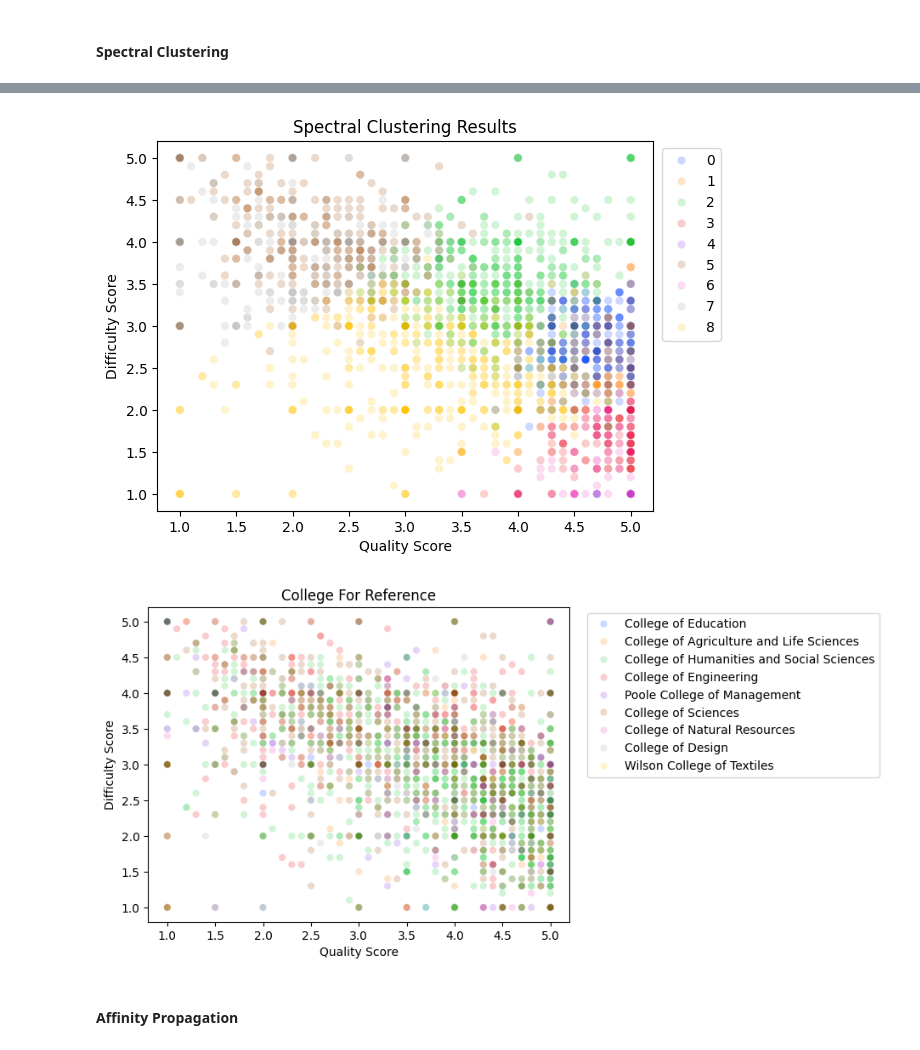
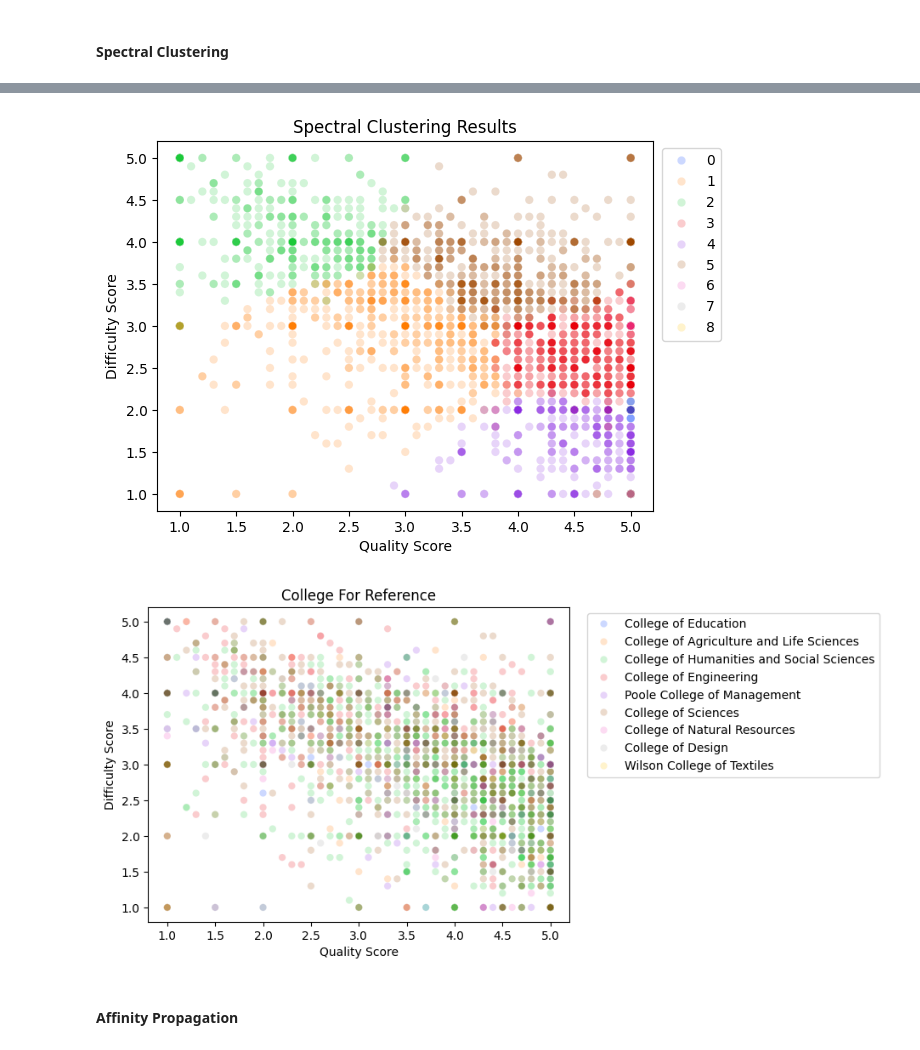
Before and after one commit to BrandonTroy/professor-clustering-analysis, a Jupyter notebook: pipeline.ipynb, the cells around one changed output, grey strips where cells are left out. Saved outputs shown, nothing was run; the diff lists cells and outputs as text; code cells hidden in the pictures.

```diff
--- a/pipeline.ipynb
+++ b/pipeline.ipynb
@@ -290,13 +293,21 @@ def silhouette_scorer(estimator, X):
 # %% [markdown]
 #### Spectral Clustering
 # %%
-# Spectral Clustering
-spectral_pipeline = Pipeline([('scaler', StandardScaler()), ('sc', SpectralClustering(random_state=random_seed))])
+# Spectral Clustering With PCA
+spectral_pipeline = Pipeline([
+    ('pca', PCA()),  # Replacing StandardScaler with PCA
+    ('sc', SpectralClustering(random_state=random_seed))
+])
+
+# Define param grid for GridSearchCV
 param_grid = {
+    "pca__n_components": [2, 3, 4],  # Testing different PCA components
     "sc__n_clusters": [9],
-    "sc__eigen_solver": ['arpack', 'lobpcg1'],
+    "sc__eigen_solver": ['arpack', 'lobpcg'],
     "sc__affinity": ['nearest_neighbors', 'rbf'],
 }
+
+# Grid search with silhouette scoring
 grid_search = GridSearchCV(spectral_pipeline, param_grid, scoring=make_scorer(silhouette_scorer))
 grid_search.fit(X)
 # %% [output]
@@ -325,25 +337,18 @@ GridSearchCV(estimator=Pipeline(steps=[('scaler', StandardScaler()),
                          'sc__n_clusters': [9]},
              scoring=make_scorer(silhouette_scorer, response_method='predict'))
 # %%
-# Run the Best Spectral Clustering Estimator
-best_spectral = Pipeline([('scaler', StandardScaler()), ('sc', SpectralClustering(n_clusters=9, eigen_solver='arpack', affinity='nearest_neighbors', random_state=random_seed))])
+# Best estimator
+best_spectral = Pipeline([('pca', PCA()), ('sc', SpectralClustering(n_clusters=9, eigen_solver='arpack', affinity='nearest_neighbors', random_state=random_seed))])
 output = best_spectral.fit_predict(X)
+# Plot Spectral Clustering Results
 sns.scatterplot(x=X['Quality Score'], y=X['Difficulty Score'], hue=output, palette='bright', alpha=0.2)
 plt.legend(bbox_to_anchor=(1.15, 1), loc='upper right')
 plt.title("Spectral Clustering Results")
 plt.xlabel("Quality Score")
 plt.ylabel("Difficulty Score")
 plt.show()
-
-# Plot of Colleges For Reference
-sns.scatterplot(x=X['Quality Score'], y=X['Difficulty Score'], hue=y, palette='bright', alpha=0.2)
-plt.legend(bbox_to_anchor=(1.75, 1), loc='upper right')
-plt.title("College For Reference")
-plt.xlabel("Quality Score")
-plt.ylabel("Difficulty Score")
-plt.show()
 # %% [output]
-[figure, old version]
+[figure, new version]
 [figure]
 # %% [markdown]
 #### Affinity Propagation
```
Also changed, not shown: parts of 8 cells of this notebook.
